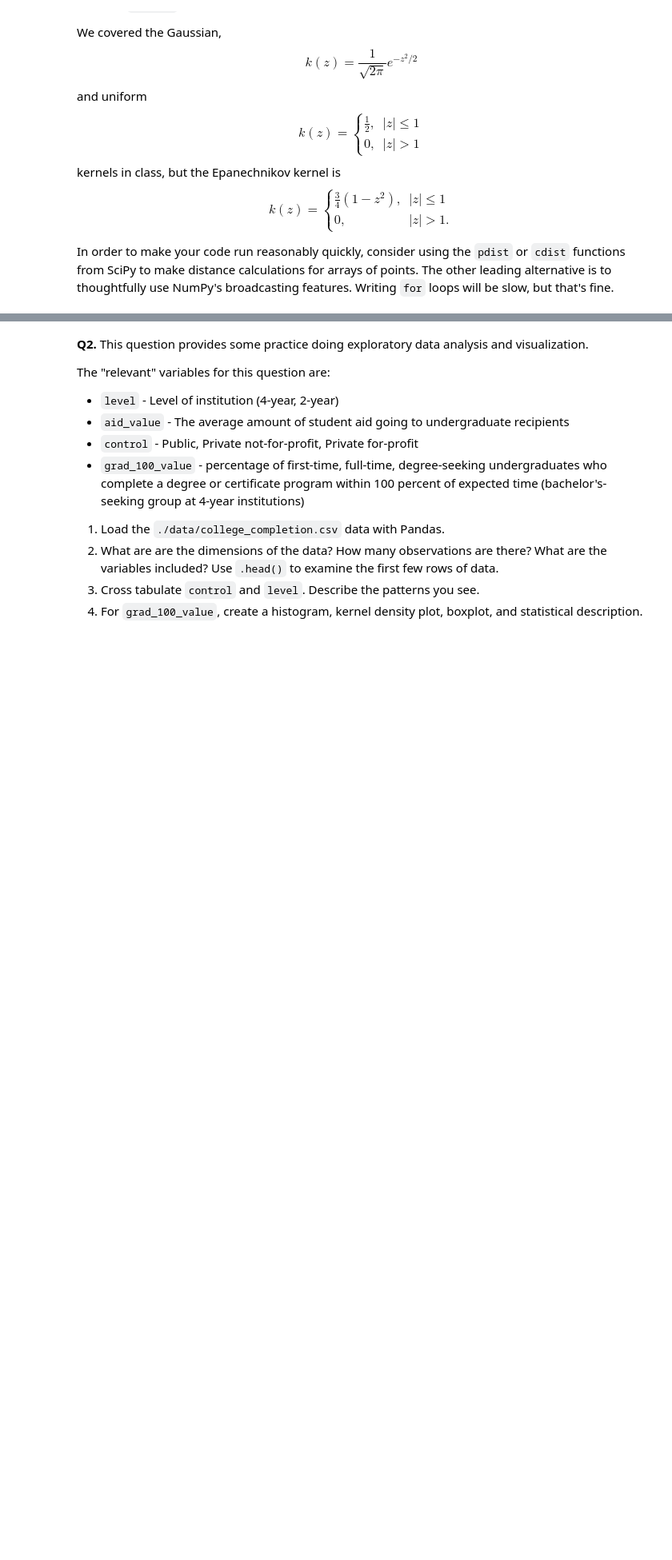
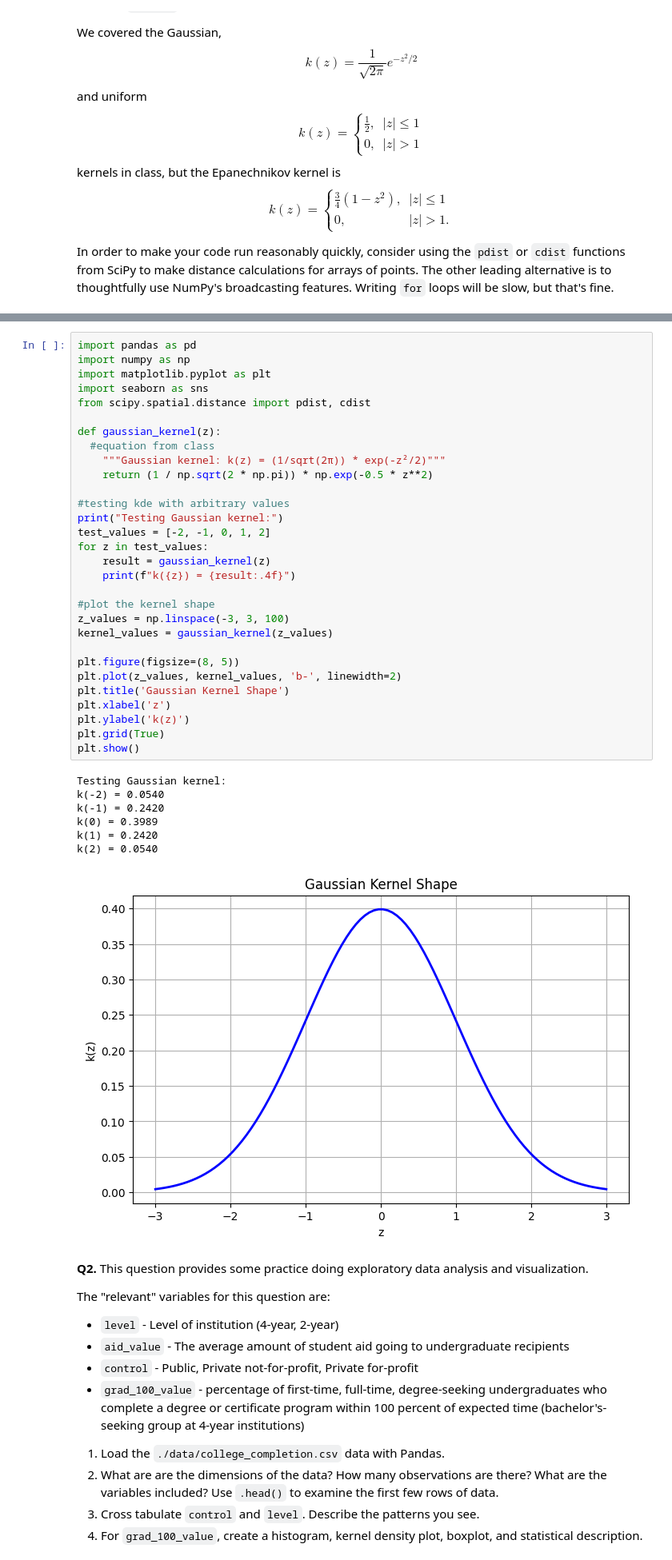
Before and after one commit to meherkalsi13-png/visualization_assignment, a Jupyter notebook: assignment.ipynb, the cells around one changed output, grey strips where cells are left out. Shown at 80% size. Saved outputs shown, nothing was run; the diff lists cells and outputs as text; blank space fills up the shorter version.

```diff
--- a/assignment.ipynb
+++ b/assignment.ipynb
@@ -44,3 +44,41 @@ Saving college_completion.csv to college_completion.csv
+# %%
+import pandas as pd
+import numpy as np
+import matplotlib.pyplot as plt
+import seaborn as sns
+from scipy.spatial.distance import pdist, cdist
+
+def gaussian_kernel(z):
+  #equation from class
+    """Gaussian kernel: k(z) = (1/sqrt(2π)) * exp(-z²/2)"""
+    return (1 / np.sqrt(2 * np.pi)) * np.exp(-0.5 * z**2)
+
+#testing kde with arbitrary values
+print("Testing Gaussian kernel:")
+test_values = [-2, -1, 0, 1, 2]
+for z in test_values:
+    result = gaussian_kernel(z)
+    print(f"k({z}) = {result:.4f}")
+
+#plot the kernel shape
+z_values = np.linspace(-3, 3, 100)
+kernel_values = gaussian_kernel(z_values)
+
+plt.figure(figsize=(8, 5))
+plt.plot(z_values, kernel_values, 'b-', linewidth=2)
+plt.title('Gaussian Kernel Shape')
+plt.xlabel('z')
+plt.ylabel('k(z)')
+plt.grid(True)
+plt.show()
+# %% [output]
+Testing Gaussian kernel:
+k(-2) = 0.0540
+k(-1) = 0.2420
+k(0) = 0.3989
+k(1) = 0.2420
+k(2) = 0.0540
+[figure, added]
 # %% [markdown]
 **Q2.** This question provides some practice doing exploratory data analysis and visualization.
 
```
Also changed, not shown: parts of 2 cells of this notebook.
